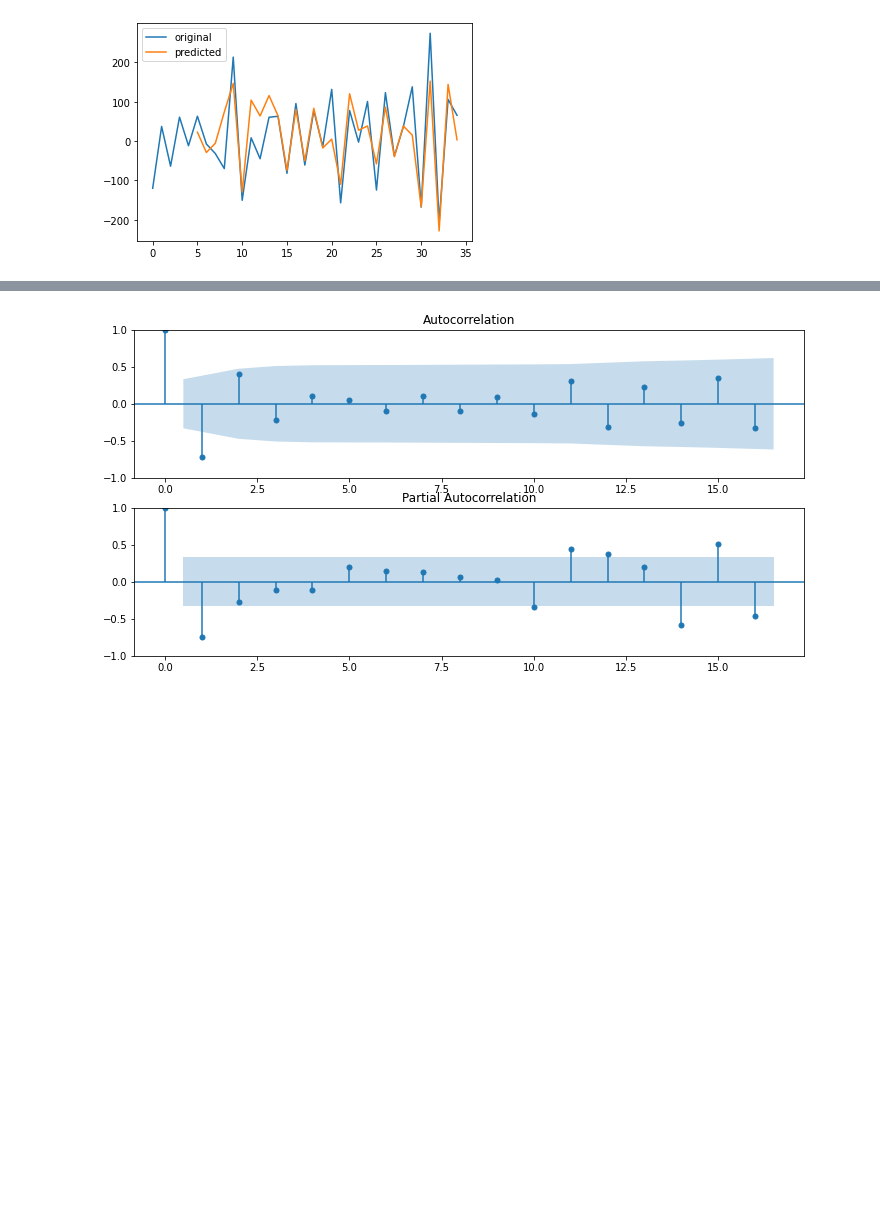
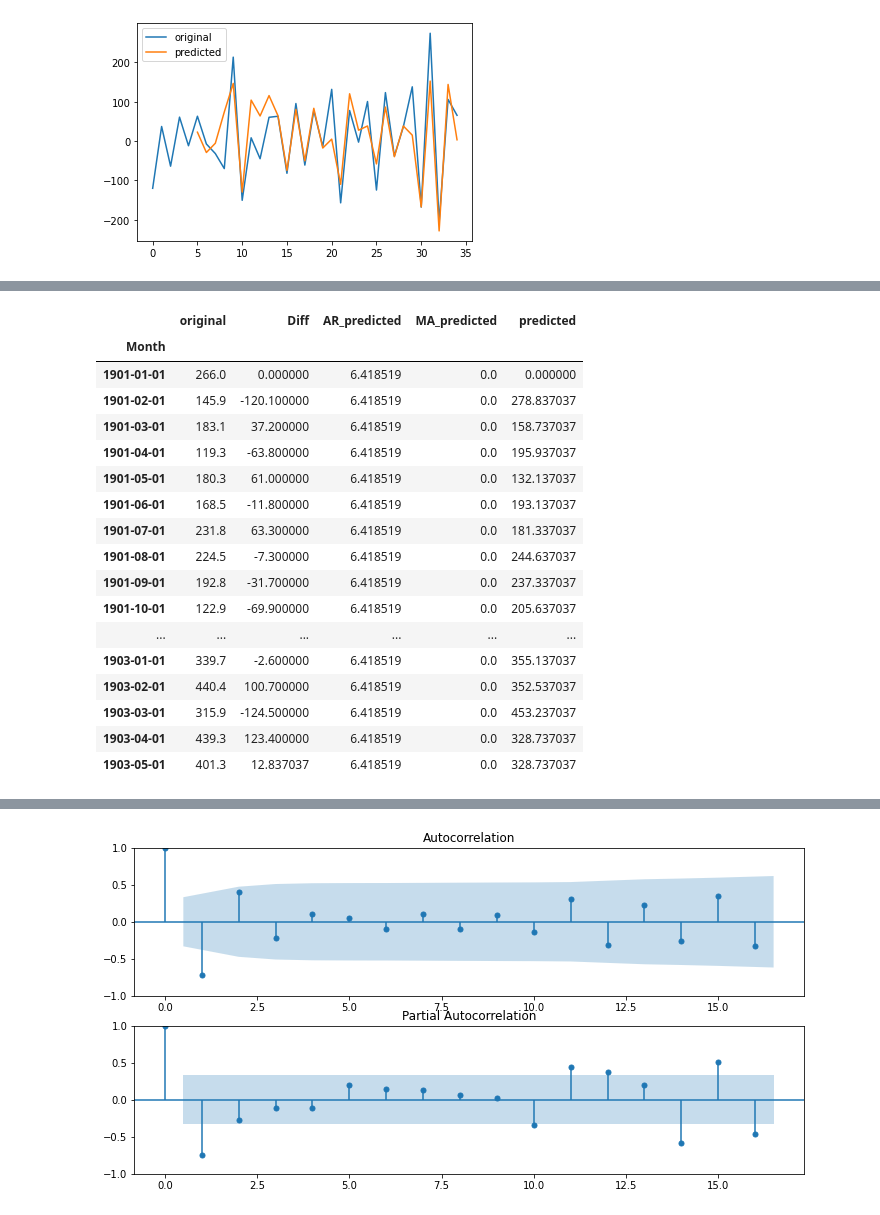
Before and after one commit to matt-juan23/time-series-forecasting, a Jupyter notebook: ARIMA.ipynb, the cells around one changed output, grey strips where cells are left out. Cells and saved outputs as stored; diff of their text form; code cells hidden in the pictures; blank space fills up the shorter version.

```diff
--- a/ARIMA.ipynb
+++ b/ARIMA.ipynb
@@ -223,3 +337,24 @@ Mean squared error: 7269.24842229155
+# %%
+res
+# %% [output]
+|  | original | Diff | AR_predicted | MA_predicted | predicted |
+| Month |  |  |  |  |  |
+| 1901-01-01 | 266.0 | 0.000000 | 6.418519 | 0.0 | 0.000000 |
+| 1901-02-01 | 145.9 | -120.100000 | 6.418519 | 0.0 | 278.837037 |
+| 1901-03-01 | 183.1 | 37.200000 | 6.418519 | 0.0 | 158.737037 |
+| 1901-04-01 | 119.3 | -63.800000 | 6.418519 | 0.0 | 195.937037 |
+| 1901-05-01 | 180.3 | 61.000000 | 6.418519 | 0.0 | 132.137037 |
+| 1901-06-01 | 168.5 | -11.800000 | 6.418519 | 0.0 | 193.137037 |
+| 1901-07-01 | 231.8 | 63.300000 | 6.418519 | 0.0 | 181.337037 |
+| 1901-08-01 | 224.5 | -7.300000 | 6.418519 | 0.0 | 244.637037 |
+| 1901-09-01 | 192.8 | -31.700000 | 6.418519 | 0.0 | 237.337037 |
+| 1901-10-01 | 122.9 | -69.900000 | 6.418519 | 0.0 | 205.637037 |
+| ... | ... | ... | ... | ... | ... |
+| 1903-01-01 | 339.7 | -2.600000 | 6.418519 | 0.0 | 355.137037 |
+| 1903-02-01 | 440.4 | 100.700000 | 6.418519 | 0.0 | 352.537037 |
+| 1903-03-01 | 315.9 | -124.500000 | 6.418519 | 0.0 | 453.237037 |
+| 1903-04-01 | 439.3 | 123.400000 | 6.418519 | 0.0 | 328.737037 |
+| 1903-05-01 | 401.3 | 12.837037 | 6.418519 | 0.0 | 328.737037 |
 # %%
 from pmdarima.arima import auto_arima
 mod = auto_arima(data.values)
```
Also changed, not shown: parts of 7 cells of this notebook.
